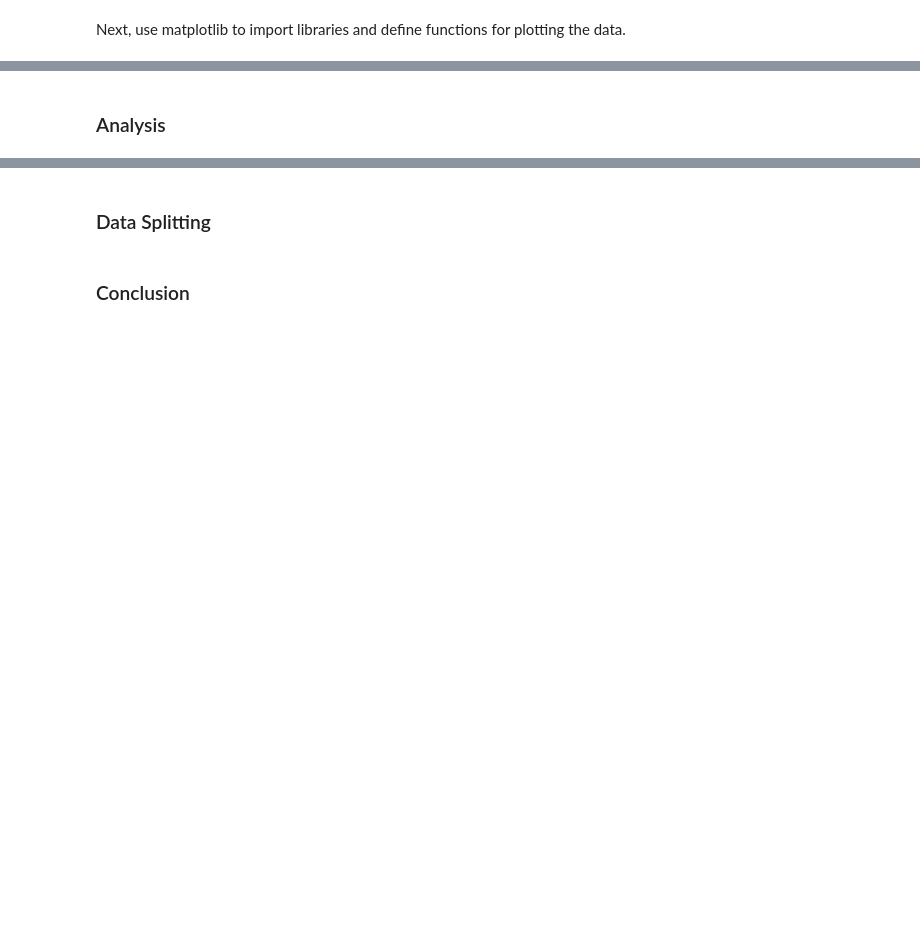
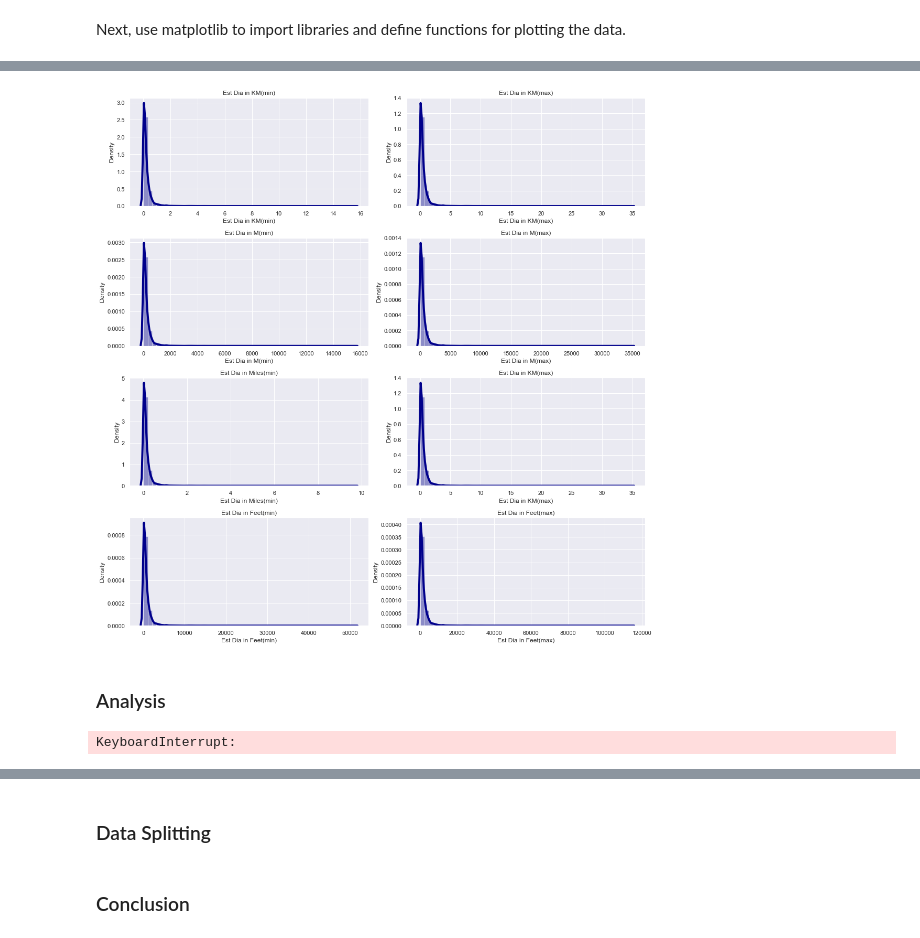
Before and after one commit to Wook22/UC-DAVIS, a Jupyter notebook: STA160/midterm.ipynb, the cells around one changed output, grey strips where cells are left out. Drawn from its saved outputs; the diff is of its cells as text; code cells hidden in the pictures; blank space fills up the shorter version.

```diff
--- a/STA160/midterm.ipynb
+++ b/STA160/midterm.ipynb
@@ -87,2 +241,18 @@ Next, use matplotlib to import libraries and define functions for plotting the d
+# %%
+#est dia
+est_col_names = ['Est Dia in KM(min)', 'Est Dia in KM(max)', 'Est Dia in M(min)', 'Est Dia in M(max)',
+                  'Est Dia in Miles(min)', 'Est Dia in KM(max)', 'Est Dia in Feet(min)', 'Est Dia in Feet(max)']
+
+plt.figure(figsize=(15,15))
+cnt=1
+for i in est_col_names:
+    plt.subplot(4,2,cnt)
+    sns.distplot(df[i], hist=True, color = 'darkblue', kde_kws={'linewidth': 4})
+    plt.title(i)
+    cnt=cnt+1
+plt.tight_layout()
+plt.show()
+# %% [output]
+[figure, added]
 # %% [markdown]
 ### Analysis
@@ -90,0 +262,12 @@ Next, use matplotlib to import libraries and define functions for plotting the d
+# %%
+linked = linkage(ndf, 'ward')
+
+plt.figure(figsize=(10,7))
+dendrogram(linked,
+           color_threshold=-1,
+           orientation='top',
+           )
+plt.axhline(y=150, color='r', linestyle='--')
+plt.show()
+# %% [output]
+KeyboardInterrupt:
```
Also changed, not shown: parts of 27 cells of this notebook.
